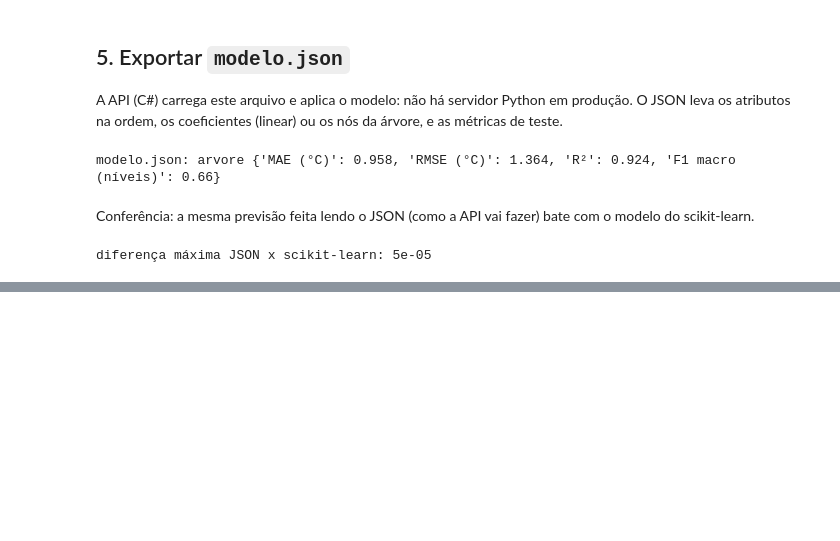
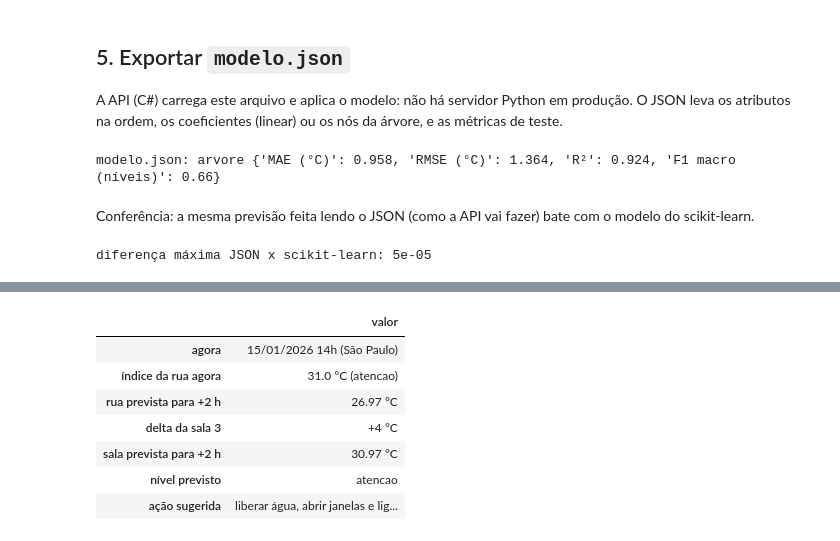
Before and after one commit to sbaecker2005/termometro-da-sala, a Jupyter notebook: ml/termometro_da_sala.ipynb, the cells around one changed output, grey strips where cells are left out. Saved outputs shown, nothing was run; the diff lists cells and outputs as text; code cells hidden in the pictures; blank space fills up the shorter version.

```diff
--- a/ml/termometro_da_sala.ipynb
+++ b/ml/termometro_da_sala.ipynb
@@ -396,0 +414,29 @@ diferença máxima JSON x scikit-learn: 5e-05
+# %%
+ACOES = {'normal': 'nenhuma',
+         'atencao': 'liberar água, abrir janelas e ligar ventiladores',
+         'cuidado': 'pausa, troca de sala ou adiar Educação Física',
+         'perigo': 'tirar a turma da sala'}
+agora_utc = pd.Timestamp('2026-01-15 17:00', tz='UTC')
+local = agora_utc.tz_convert('America/Sao_Paulo')
+entrada = {'temperatura_c': 30.0, 'umidade_pct': 50.0,
+           'hora_sen': np.sin(2 * np.pi * local.hour / 24), 'hora_cos': np.cos(2 * np.pi * local.hour / 24),
+           'mes_sen': np.sin(2 * np.pi * local.month / 12), 'mes_cos': np.cos(2 * np.pi * local.month / 12),
+           'variacao_1h': 1.5}
+rua_prevista = prever_json(exportado, entrada)
+assert round(rua_prevista, 2) == 26.97  # mesmo valor esperado no teste da API
+DELTA_SALA_3 = 4.0  # exemplo do modo demonstração, não medição
+sala_prevista = rua_prevista + DELTA_SALA_3
+display(pd.DataFrame({'valor': [f"{local:%d/%m/%Y %Hh} (São Paulo)", f"{indice_calor_c(30.0, 50)} °C ({nivel(indice_calor_c(30.0, 50))})",
+                                f"{rua_prevista:.2f} °C", f"+{DELTA_SALA_3:.0f} °C", f"{sala_prevista:.2f} °C",
+                                nivel(sala_prevista), ACOES[nivel(sala_prevista)]]},
+                     index=['agora', 'índice da rua agora', 'rua prevista para +2 h', 'delta da sala 3',
+                            'sala prevista para +2 h', 'nível previsto', 'ação sugerida']))
+# %% [output]
+|  | valor |
+| agora | 15/01/2026 14h (São Paulo) |
+| índice da rua agora | 31.0 °C (atencao) |
+| rua prevista para +2 h | 26.97 °C |
+| delta da sala 3 | +4 °C |
+| sala prevista para +2 h | 30.97 °C |
+| nível previsto | atencao |
+| ação sugerida | liberar água, abrir janelas e lig... |
```
Also changed, not shown: parts of 8 cells of this notebook, 3 other files.
